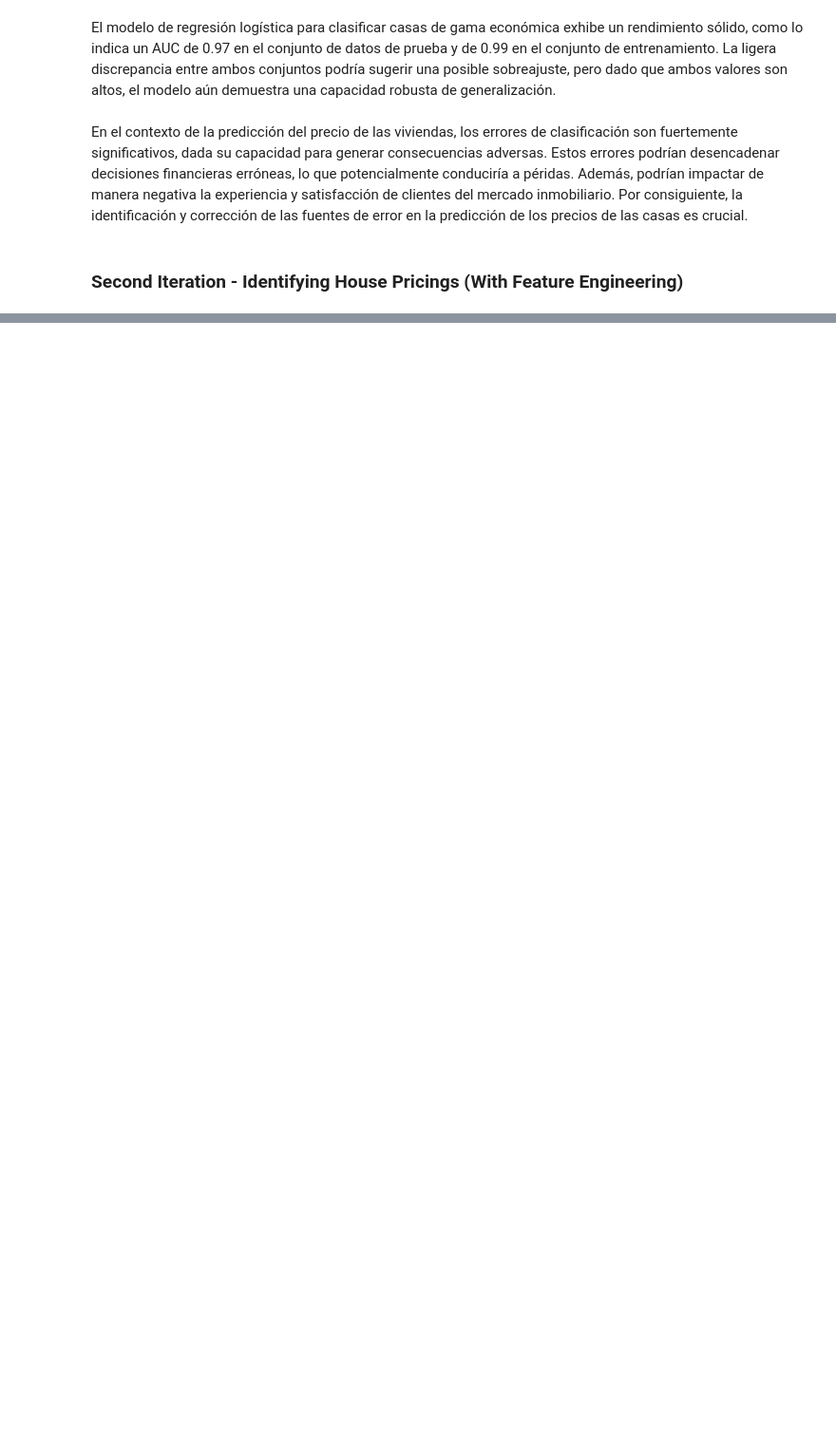
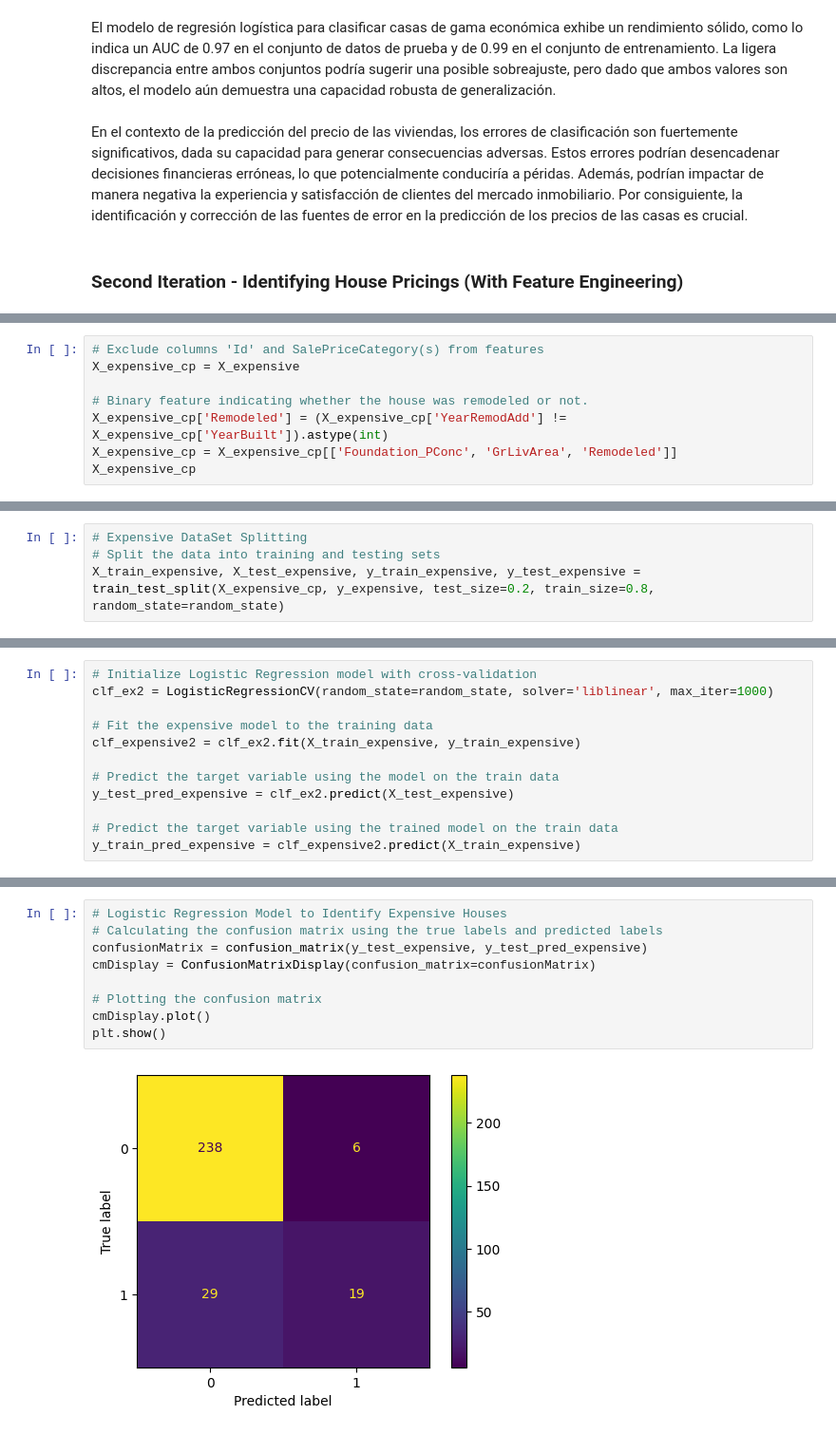
Before and after one commit to Andrea-gt/dm-hw-logr, a Jupyter notebook: dm_hw_logr.ipynb, the cells around one changed output, grey strips where cells are left out. Shown at 95% size. Saved outputs shown, nothing was run; the diff lists cells and outputs as text; blank space fills up the shorter version.

```diff
--- a/dm_hw_logr.ipynb
+++ b/dm_hw_logr.ipynb
@@ -636,0 +795,8 @@ En el contexto de la predicción del precio de las viviendas, los errores de cla
+# %%
+# Exclude columns 'Id' and SalePriceCategory(s) from features
+X_expensive_cp = X_expensive
+
+# Binary feature indicating whether the house was remodeled or not.
+X_expensive_cp['Remodeled'] = (X_expensive_cp['YearRemodAdd'] != X_expensive_cp['YearBuilt']).astype(int)
+X_expensive_cp = X_expensive_cp[['Foundation_PConc', 'GrLivArea', 'Remodeled']]
+X_expensive_cp
@@ -636,0 +817,4 @@ En el contexto de la predicción del precio de las viviendas, los errores de cla
+# %%
+# Expensive DataSet Splitting
+# Split the data into training and testing sets
+X_train_expensive, X_test_expensive, y_train_expensive, y_test_expensive = train_test_split(X_expensive_cp, y_expensive, test_size=0.2, train_size=0.8, random_state=random_state)
@@ -636,0 +827,12 @@ En el contexto de la predicción del precio de las viviendas, los errores de cla
+# %%
+# Initialize Logistic Regression model with cross-validation
+clf_ex2 = LogisticRegressionCV(random_state=random_state, solver='liblinear', max_iter=1000)
+
+# Fit the expensive model to the training data
+clf_expensive2 = clf_ex2.fit(X_train_expensive, y_train_expensive)
+
+# Predict the target variable using the model on the train data
+y_test_pred_expensive = clf_ex2.predict(X_test_expensive)
+
+# Predict the target variable using the trained model on the train data
+y_train_pred_expensive = clf_expensive2.predict(X_train_expensive)
@@ -636,0 +858,11 @@ En el contexto de la predicción del precio de las viviendas, los errores de cla
+# %%
+# Logistic Regression Model to Identify Expensive Houses
+# Calculating the confusion matrix using the true labels and predicted labels
+confusionMatrix = confusion_matrix(y_test_expensive, y_test_pred_expensive)
+cmDisplay = ConfusionMatrixDisplay(confusion_matrix=confusionMatrix)
+
+# Plotting the confusion matrix
+cmDisplay.plot()
+plt.show()
+# %% [output]
+[figure, added]
```
Also changed, not shown: parts of 32 cells of this notebook.
